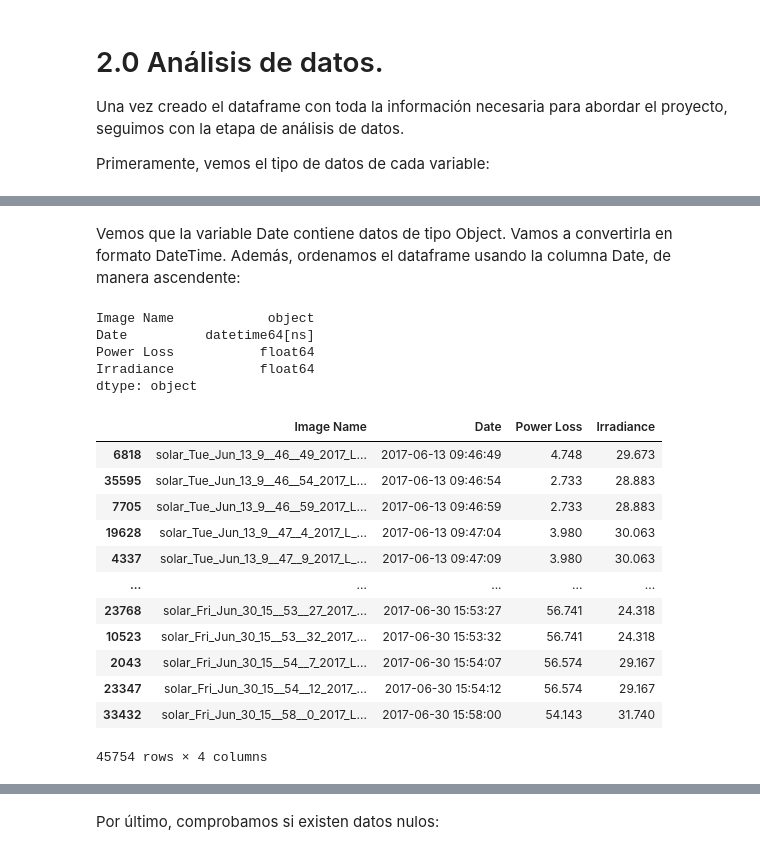
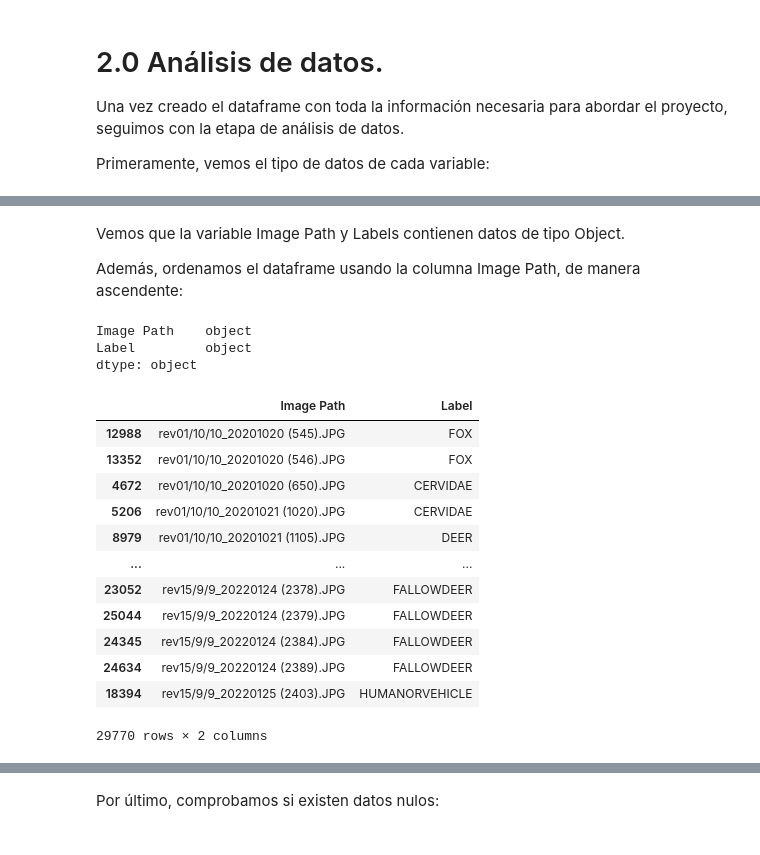
Before and after one commit to GrunCrow/CameraTrap_Images_Classification_CNN, a Jupyter notebook: TFG_con_data_augmentation.ipynb, the cells around one changed output, grey strips where cells are left out. Saved outputs shown, nothing was run; the diff lists cells and outputs as text; code cells hidden in the pictures.

```diff
--- a/TFG_con_data_augmentation.ipynb
+++ b/TFG_con_data_augmentation.ipynb
@@ -111,11 +70,32 @@ def create_dataframe(path):
+# %%
+def read_CSV(inputcsv):
+    """
+    Lee el CSV a procesar y extrae la información de él (paths y labels)
+    """
+    # lee el csv a procesar
+
+    # los datos que obtiene del csv directamente en un dataframe
+    df = pd.read_csv(inputcsv,
+                     names = ["Image Path", "Label"])
+    # arr = df.to_numpy()
+
+    return df
 # %% [markdown]
 Creamos el dataframe con la información de todas las imágenes del dataset. Para ello, pasamos a la función creada anteriormente la ruta donde se encuentran las imágenes:
 # %%
-# La variable path_images contiene la ruta donde se encuentran las imágenes
-path_images = '/content/Pictures/Solar_Panel_Soiling_Image_dataset/PanelImages'
+Folder = "CSVs/"
+
+CSV_NAME = "c01_TOY_reduced"
+
+CSV = Folder + CSV_NAME + ".csv"
+
+assert (os.path.isfile(CSV)), "El csv introducido no existe"
+
+# La variable csv_path contiene la ruta donde se encuentran las imágenes
+csv_path = CSV
 
 # Pasamos la variable path_images como parámetro a la función create_dataframe, que nos devuelve el dataframe creado. Lo guardamos en la variable df
-df = create_dataframe(path = path_images)
+df = read_CSV(inputcsv = csv_path)
 # %% [markdown]
 Observamos las primeras 20 filas del dataframe creado:
 # %%
@@ -177,33 +195,30 @@ memory usage: 1.4+ MB
 # %% [markdown]
-Vemos que la variable Date contiene datos de tipo Object. Vamos a convertirla en formato DateTime. Además, ordenamos el dataframe usando la columna Date, de manera ascendente:
+Vemos que la variable Image Path y Labels contienen datos de tipo Object.
+
+Además, ordenamos el dataframe usando la columna Image Path, de manera ascendente:
-# %%
-# Convertimos el tipo de datos de la variable Date a datetime
-df['Date'] = pd.to_datetime(df['Date'],infer_datetime_format=True,format='%Y-%d-%m %H:%M:%S')
-
-# Comprobamos
-print(df.dtypes)
-# %% [output]
-Image Name            object
-Date          datetime64[ns]
-Power Loss           float64
-Irradiance           float64
-dtype: object
+# %%
+# Comprobamos tipos de dato
+print(df.dtypes)
+# %% [output]
+Image Path    object
+Label         object
+dtype: object
 # %%
-# Y ordenamos el dataset de manera ascendente usando la variable Date
-df.sort_values(by='Date', inplace=True)
+# Y ordenamos el dataset de manera ascendente usando la variable Labels
+df.sort_values(by='Image Path', inplace=True)
 df
 # %% [output]
-|  | Image Name | Date | Power Loss | Irradiance |
-| 6818 | solar_Tue_Jun_13_9__46__49_2017_L... | 2017-06-13 09:46:49 | 4.748 | 29.673 |
-| 35595 | solar_Tue_Jun_13_9__46__54_2017_L... | 2017-06-13 09:46:54 | 2.733 | 28.883 |
-| 7705 | solar_Tue_Jun_13_9__46__59_2017_L... | 2017-06-13 09:46:59 | 2.733 | 28.883 |
-| 19628 | solar_Tue_Jun_13_9__47__4_2017_L_... | 2017-06-13 09:47:04 | 3.980 | 30.063 |
-| 4337 | solar_Tue_Jun_13_9__47__9_2017_L_... | 2017-06-13 09:47:09 | 3.980 | 30.063 |
-| ... | ... | ... | ... | ... |
-| 23768 | solar_Fri_Jun_30_15__53__27_2017_... | 2017-06-30 15:53:27 | 56.741 | 24.318 |
-| 10523 | solar_Fri_Jun_30_15__53__32_2017_... | 2017-06-30 15:53:32 | 56.741 | 24.318 |
-| 2043 | solar_Fri_Jun_30_15__54__7_2017_L... | 2017-06-30 15:54:07 | 56.574 | 29.167 |
-| 23347 | solar_Fri_Jun_30_15__54__12_2017_... | 2017-06-30 15:54:12 | 56.574 | 29.167 |
-| 33432 | solar_Fri_Jun_30_15__58__0_2017_L... | 2017-06-30 15:58:00 | 54.143 | 31.740 |
+|  | Image Path | Label |
+| 12988 | rev01/10/10_20201020 (545).JPG | FOX |
+| 13352 | rev01/10/10_20201020 (546).JPG | FOX |
+| 4672 | rev01/10/10_20201020 (650).JPG | CERVIDAE |
+| 5206 | rev01/10/10_20201021 (1020).JPG | CERVIDAE |
+| 8979 | rev01/10/10_20201021 (1105).JPG | DEER |
+| ... | ... | ... |
+| 23052 | rev15/9/9_20220124 (2378).JPG | FALLOWDEER |
+| 25044 | rev15/9/9_20220124 (2379).JPG | FALLOWDEER |
+| 24345 | rev15/9/9_20220124 (2384).JPG | FALLOWDEER |
+| 24634 | rev15/9/9_20220124 (2389).JPG | FALLOWDEER |
+| 18394 | rev15/9/9_20220125 (2403).JPG | HUMANORVEHICLE |
-45754 rows × 4 columns
+29770 rows × 2 columns
 # %% [markdown]
```
Also changed, not shown: parts of 32 cells of this notebook, 1 other file.
